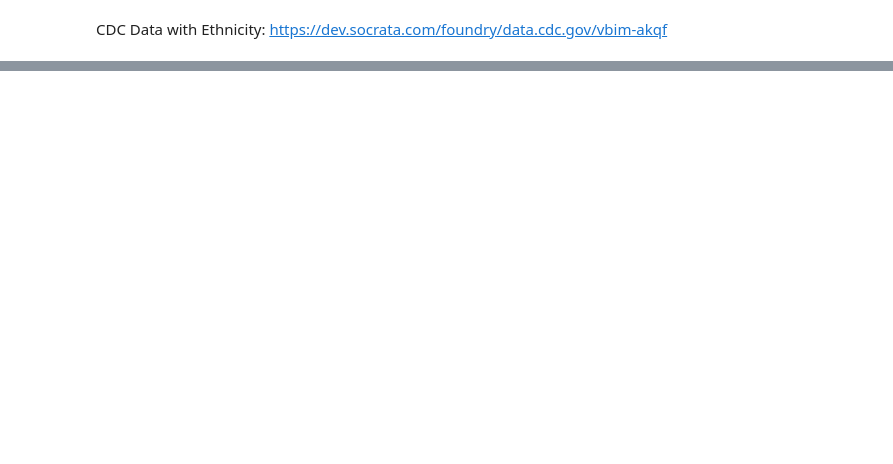
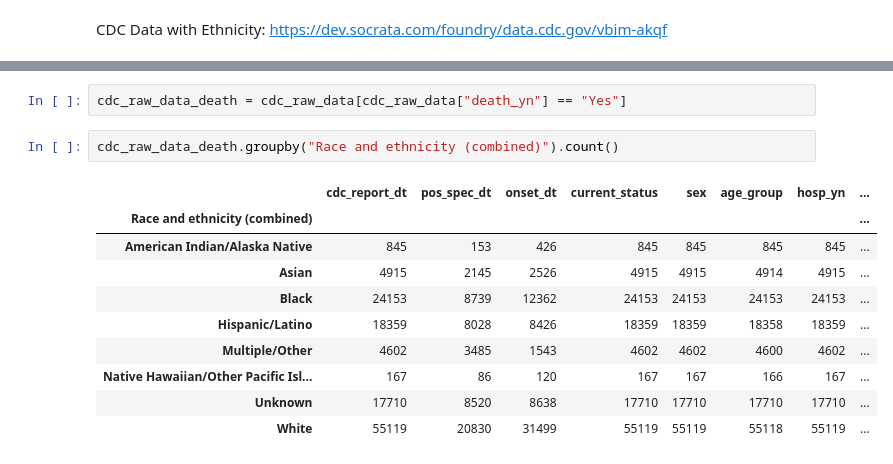
Before and after one commit to gelopez21/ProjectOne, a Jupyter notebook: Project One - Data Cleansing.ipynb, the cells around one changed output, grey strips where cells are left out. Drawn from its saved outputs; the diff is of its cells as text; blank space fills up the shorter version.

```diff
--- a/Project One - Data Cleansing.ipynb
+++ b/Project One - Data Cleansing.ipynb
@@ -360,0 +358,15 @@ df.groupby(['col5','col2']).reset_index()
+# %%
+cdc_raw_data_death = cdc_raw_data[cdc_raw_data["death_yn"] == "Yes"]
+# %%
+cdc_raw_data_death.groupby("Race and ethnicity (combined)").count()
+# %% [output]
+|  | cdc_report_dt | pos_spec_dt | onset_dt | current_status | sex | age_group | hosp_yn | ... |
+| Race and ethnicity (combined) |  |  |  |  |  |  |  | ... |
+| American Indian/Alaska Native | 845 | 153 | 426 | 845 | 845 | 845 | 845 | ... |
+| Asian | 4915 | 2145 | 2526 | 4915 | 4915 | 4914 | 4915 | ... |
+| Black | 24153 | 8739 | 12362 | 24153 | 24153 | 24153 | 24153 | ... |
+| Hispanic/Latino | 18359 | 8028 | 8426 | 18359 | 18359 | 18358 | 18359 | ... |
+| Multiple/Other | 4602 | 3485 | 1543 | 4602 | 4602 | 4600 | 4602 | ... |
+| Native Hawaiian/Other Pacific Isl... | 167 | 86 | 120 | 167 | 167 | 166 | 167 | ... |
+| Unknown | 17710 | 8520 | 8638 | 17710 | 17710 | 17710 | 17710 | ... |
+| White | 55119 | 20830 | 31499 | 55119 | 55119 | 55118 | 55119 | ... |
```
Also changed, not shown: parts of 14 cells of this notebook.
